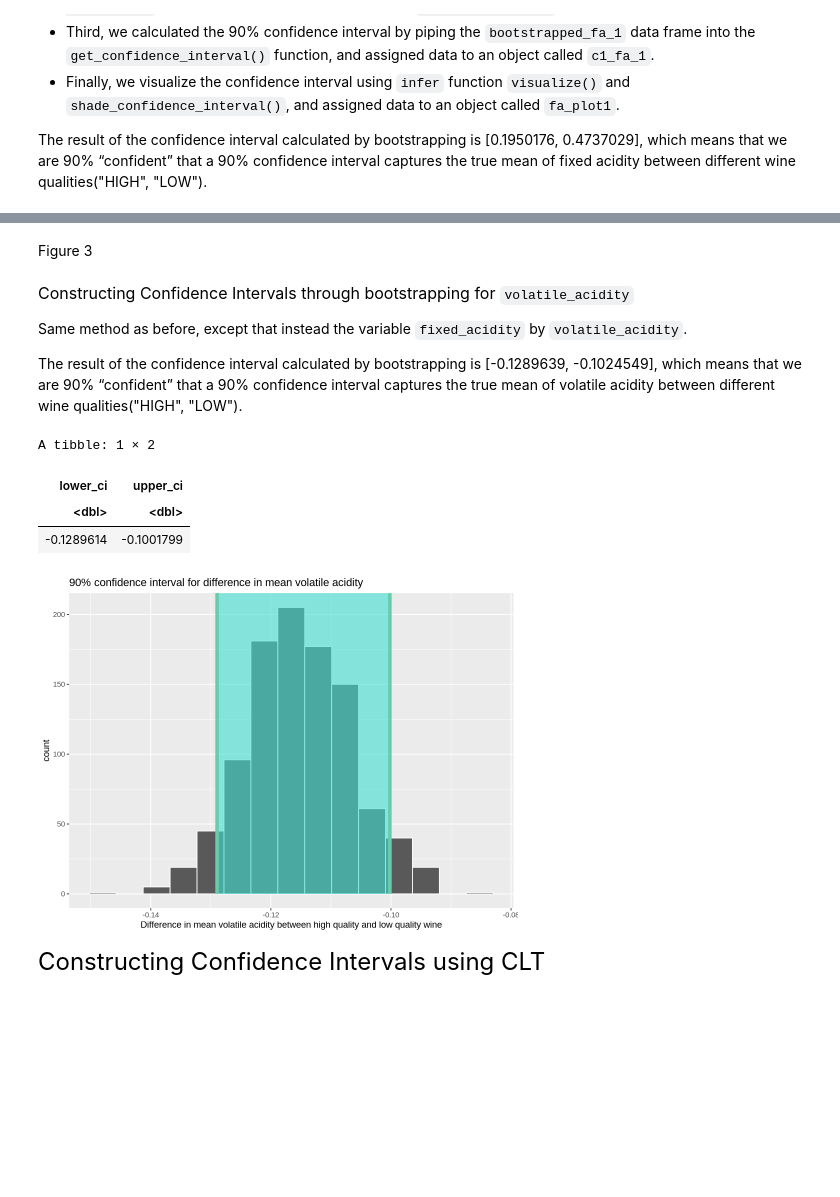
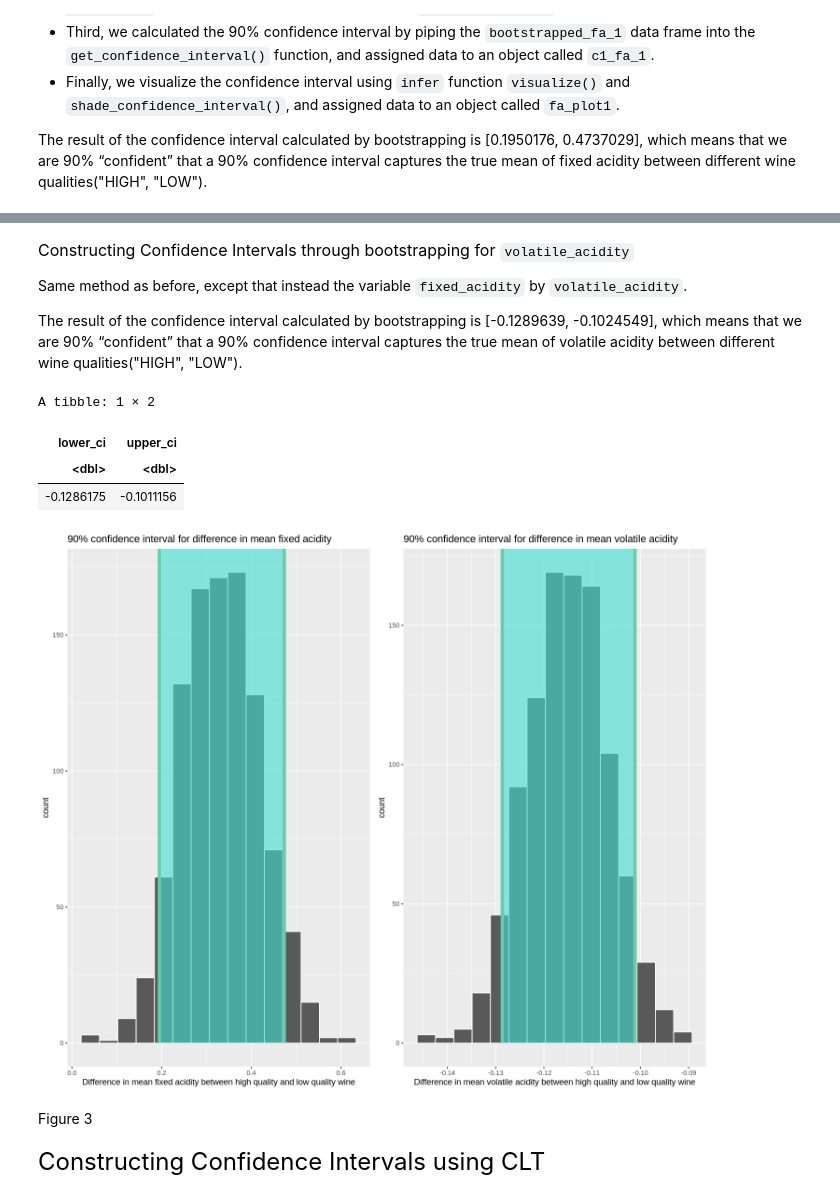
Before and after one commit to aleong2004/Wine-Composition, a Jupyter notebook: proposal.ipynb, the cells around one changed output, grey strips where cells are left out. Saved outputs shown, nothing was run; the diff lists cells and outputs as text; code cells hidden in the pictures; blank space fills up the shorter version.

```diff
--- a/proposal.ipynb
+++ b/proposal.ipynb
@@ -227,5 +228,3 @@ A tibble: 1 × 2
-# %% [markdown]
-Figure 3
 # %% [markdown]
 <font size="3">Constructing Confidence Intervals through bootstrapping for `volatile_acidity`</font>
 
@@ -233,31 +232,37 @@ Same method as before, except that instead the variable `fixed_acidity` by `vola
 
 The result of the confidence interval calculated by bootstrapping is [-0.1289639, -0.1024549], which means that we are 90% “confident” that a 90% confidence interval captures the true mean of volatile acidity between different wine qualities("HIGH", "LOW").
 # %%
+set.seed(123)
 # Wine quality data selecting quality and volatile acidity
 wine_quality_va <- wine_data |>
 select(quality,volatile_acidity)
 
 #generate bootstrap resampling with replacement
 bootstrapped_va_1 <- wine_quality_va %>%
     specify(formula = volatile_acidity~quality) %>%
     generate(type = "bootstrap", reps = 1000) %>%
     calculate(stat = "diff in means",order = c("HIGH", "LOW"))
 #calculate 90% confidence interval
 c1_va_1 <- bootstrapped_va_1 %>%
     get_confidence_interval(level = 0.90, type = "percentile")
 
 #visualize the confidence interval
 va_plot1 <- visualize(bootstrapped_va_1) +
   shade_confidence_interval(endpoints = c1_va_1)+
   labs(x= "Difference in mean volatile acidity between high quality and low quality wine",title = "90% confidence interval for difference in mean volatile acidity")
-va_plot1
 c1_va_1
 # %% [output]
 A tibble: 1 × 2
 | lower_ci | upper_ci |
 | <dbl> | <dbl> |
-| -0.1289614 | -0.1001799 |
+| -0.1286175 | -0.1011156 |
-[figure, removed]
+# %%
+options(repr.plot.width=12,repr.plot.height=10)
+plot_grid(fa_plot1,va_plot1)
+# %% [output]
+[figure, added]
+# %% [markdown]
+Figure 3
 # %% [markdown]
 <font size="5">Constructing Confidence Intervals using CLT</font>
 # %%
```
Also changed, not shown: parts of 30 cells of this notebook.
